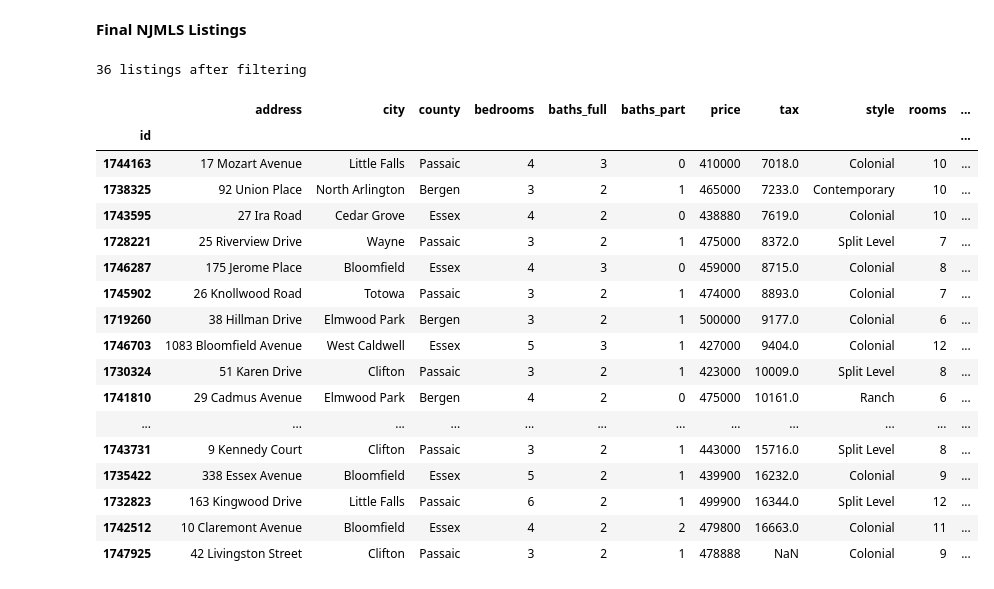
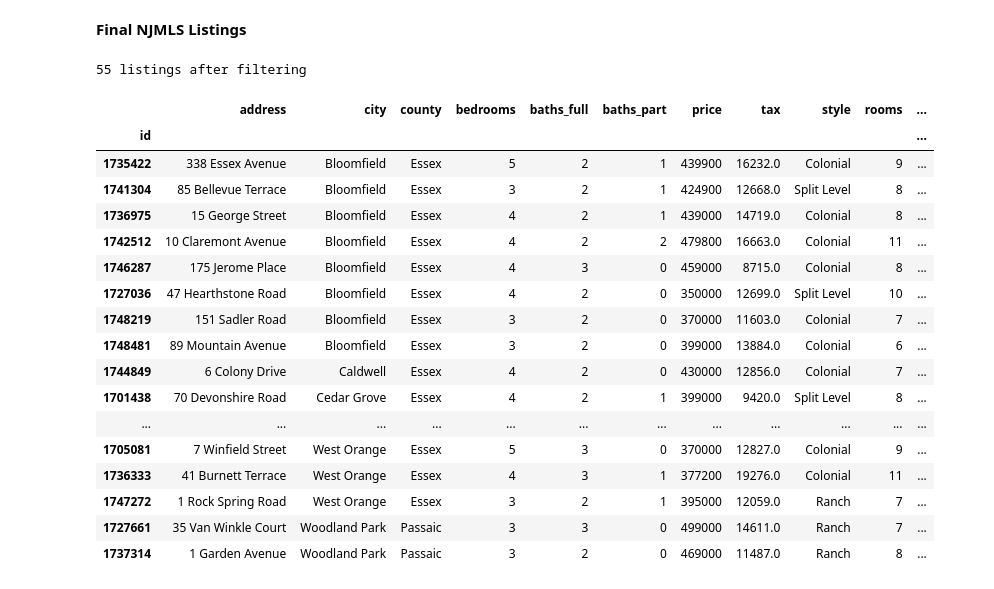
Before and after one commit to AlJohri/nj-house-search, a Jupyter notebook: analysis.ipynb, the cells around one changed output. Drawn from its saved outputs; the diff is of its cells as text; code cells hidden in the pictures.

```diff
--- a/analysis.ipynb
+++ b/analysis.ipynb
@@ -78,8 +70,14 @@ gsmls_listings = []
 for county in tqdm(counties):
 
     gsmls_listings += get_listings(county,
+                           min_list_price=350000,
+                           max_list_price=400000,
+                           min_bedrooms=3,
+                           min_bathrooms=2)
+
+    gsmls_listings += get_listings(county,
                            min_list_price=400000,
-                           max_list_price=500000,
+                           max_list_price=515000,
                            min_bedrooms=3,
                            min_bathrooms=2)
 
@@ -108,19 +106,31 @@ def get_listing_detail_wrapper(listing):
 
 njmls_listings = []
 for county in tqdm(counties):
-    current_listings = list(get_listings(
+
+    current_listings1 = list(get_listings(
+            min_beds=3,
+            min_baths=2,
+            county_search=True,
+            min_price=350000,
+            max_price=400000,
+            counties=[county.upper()],
+            proptypes=['1']))
+
+    current_listings2 = list(get_listings(
             min_beds=3,
             min_baths=2,
             county_search=True,
             min_price=400000,
-            max_price=500000,
+            max_price=515000,
             counties=[county.upper()],
             proptypes=['1']))
+
+    current_listings = current_listings1 + current_listings2
 
     listing_ids = [x['id'] for x in current_listings]
     listings_dict = {x['id']:x for x in current_listings}
 
-    with ThreadPoolExecutor(max_workers=50) as e:
+    with ThreadPoolExecutor(max_workers=20) as e:
         njmls_listings += tqdm(e.map(get_listing_detail_wrapper, current_listings), total=len(current_listings))
 
 print(f"Downloaded {len(njmls_listings)} listings from NJMLS.")
@@ -459,35 +487,35 @@ preview_gsmls_df(df1dd)
 # %%
 df2 = pd.DataFrame(njmls_listings)
 df2.set_index('id', inplace=True)
 df2 = df2[
     (~df2.city.isin(blacklist_cities)) &
     (~df2.basement.str.contains('Crawlspace')) &
     (df2.basement != 'None') &
     (df2['style'] != 'Cape Cod') &
     (df2.barnabas_duration < HALF_HOUR) &
     (df2.park_and_ride_duration1 < TEN_MINUTES) &
     (df2.park_and_ride_duration < ONE_HOUR_TEN_MINUTES)
 ]
-df2 = df2.sort_values(by=['tax',], ascending=[True])
+df2 = df2.sort_values(by=['city',], ascending=[True])
 print(len(df2), "listings after filtering")
 preview_njmls_df(df2)
 # %% [output]
-36 listings after filtering
+55 listings after filtering
 |  | address | city | county | bedrooms | baths_full | baths_part | price | tax | style | rooms | ... |
 | id |  |  |  |  |  |  |  |  |  |  | ... |
-| 1744163 | 17 Mozart Avenue | Little Falls | Passaic | 4 | 3 | 0 | 410000 | 7018.0 | Colonial | 10 | ... |
-| 1738325 | 92 Union Place | North Arlington | Bergen | 3 | 2 | 1 | 465000 | 7233.0 | Contemporary | 10 | ... |
-| 1743595 | 27 Ira Road | Cedar Grove | Essex | 4 | 2 | 0 | 438880 | 7619.0 | Colonial | 10 | ... |
-| 1728221 | 25 Riverview Drive | Wayne | Passaic | 3 | 2 | 1 | 475000 | 8372.0 | Split Level | 7 | ... |
+| 1735422 | 338 Essex Avenue | Bloomfield | Essex | 5 | 2 | 1 | 439900 | 16232.0 | Colonial | 9 | ... |
+| 1741304 | 85 Bellevue Terrace | Bloomfield | Essex | 3 | 2 | 1 | 424900 | 12668.0 | Split Level | 8 | ... |
+| 1736975 | 15 George Street | Bloomfield | Essex | 4 | 2 | 1 | 439000 | 14719.0 | Colonial | 8 | ... |
+| 1742512 | 10 Claremont Avenue | Bloomfield | Essex | 4 | 2 | 2 | 479800 | 16663.0 | Colonial | 11 | ... |
 | 1746287 | 175 Jerome Place | Bloomfield | Essex | 4 | 3 | 0 | 459000 | 8715.0 | Colonial | 8 | ... |
-| 1745902 | 26 Knollwood Road | Totowa | Passaic | 3 | 2 | 1 | 474000 | 8893.0 | Colonial | 7 | ... |
-| 1719260 | 38 Hillman Drive | Elmwood Park | Bergen | 3 | 2 | 1 | 500000 | 9177.0 | Colonial | 6 | ... |
-| 1746703 | 1083 Bloomfield Avenue | West Caldwell | Essex | 5 | 3 | 1 | 427000 | 9404.0 | Colonial | 12 | ... |
-| 1730324 | 51 Karen Drive | Clifton | Passaic | 3 | 2 | 1 | 423000 | 10009.0 | Split Level | 8 | ... |
-| 1741810 | 29 Cadmus Avenue | Elmwood Park | Bergen | 4 | 2 | 0 | 475000 | 10161.0 | Ranch | 6 | ... |
+| 1727036 | 47 Hearthstone Road | Bloomfield | Essex | 4 | 2 | 0 | 350000 | 12699.0 | Split Level | 10 | ... |
+| 1748219 | 151 Sadler Road | Bloomfield | Essex | 3 | 2 | 0 | 370000 | 11603.0 | Colonial | 7 | ... |
+| 1748481 | 89 Mountain Avenue | Bloomfield | Essex | 3 | 2 | 0 | 399000 | 13884.0 | Colonial | 6 | ... |
+| 1744849 | 6 Colony Drive | Caldwell | Essex | 4 | 2 | 0 | 430000 | 12856.0 | Colonial | 7 | ... |
+| 1701438 | 70 Devonshire Road | Cedar Grove | Essex | 4 | 2 | 1 | 399000 | 9420.0 | Split Level | 8 | ... |
 | ... | ... | ... | ... | ... | ... | ... | ... | ... | ... | ... | ... |
-| 1743731 | 9 Kennedy Court | Clifton | Passaic | 3 | 2 | 1 | 443000 | 15716.0 | Split Level | 8 | ... |
-| 1735422 | 338 Essex Avenue | Bloomfield | Essex | 5 | 2 | 1 | 439900 | 16232.0 | Colonial | 9 | ... |
-| 1732823 | 163 Kingwood Drive | Little Falls | Passaic | 6 | 2 | 1 | 499900 | 16344.0 | Split Level | 12 | ... |
-| 1742512 | 10 Claremont Avenue | Bloomfield | Essex | 4 | 2 | 2 | 479800 | 16663.0 | Colonial | 11 | ... |
-| 1747925 | 42 Livingston Street | Clifton | Passaic | 3 | 2 | 1 | 478888 | NaN | Colonial | 9 | ... |
+| 1705081 | 7 Winfield Street | West Orange | Essex | 5 | 3 | 0 | 370000 | 12827.0 | Colonial | 9 | ... |
+| 1736333 | 41 Burnett Terrace | West Orange | Essex | 4 | 3 | 1 | 377200 | 19276.0 | Colonial | 11 | ... |
+| 1747272 | 1 Rock Spring Road | West Orange | Essex | 3 | 2 | 1 | 395000 | 12059.0 | Ranch | 7 | ... |
+| 1727661 | 35 Van Winkle Court | Woodland Park | Passaic | 3 | 3 | 0 | 499000 | 14611.0 | Ranch | 7 | ... |
+| 1737314 | 1 Garden Avenue | Woodland Park | Passaic | 3 | 2 | 0 | 469000 | 11487.0 | Ranch | 8 | ... |
```
Also changed, not shown: parts of 19 cells of this notebook.
